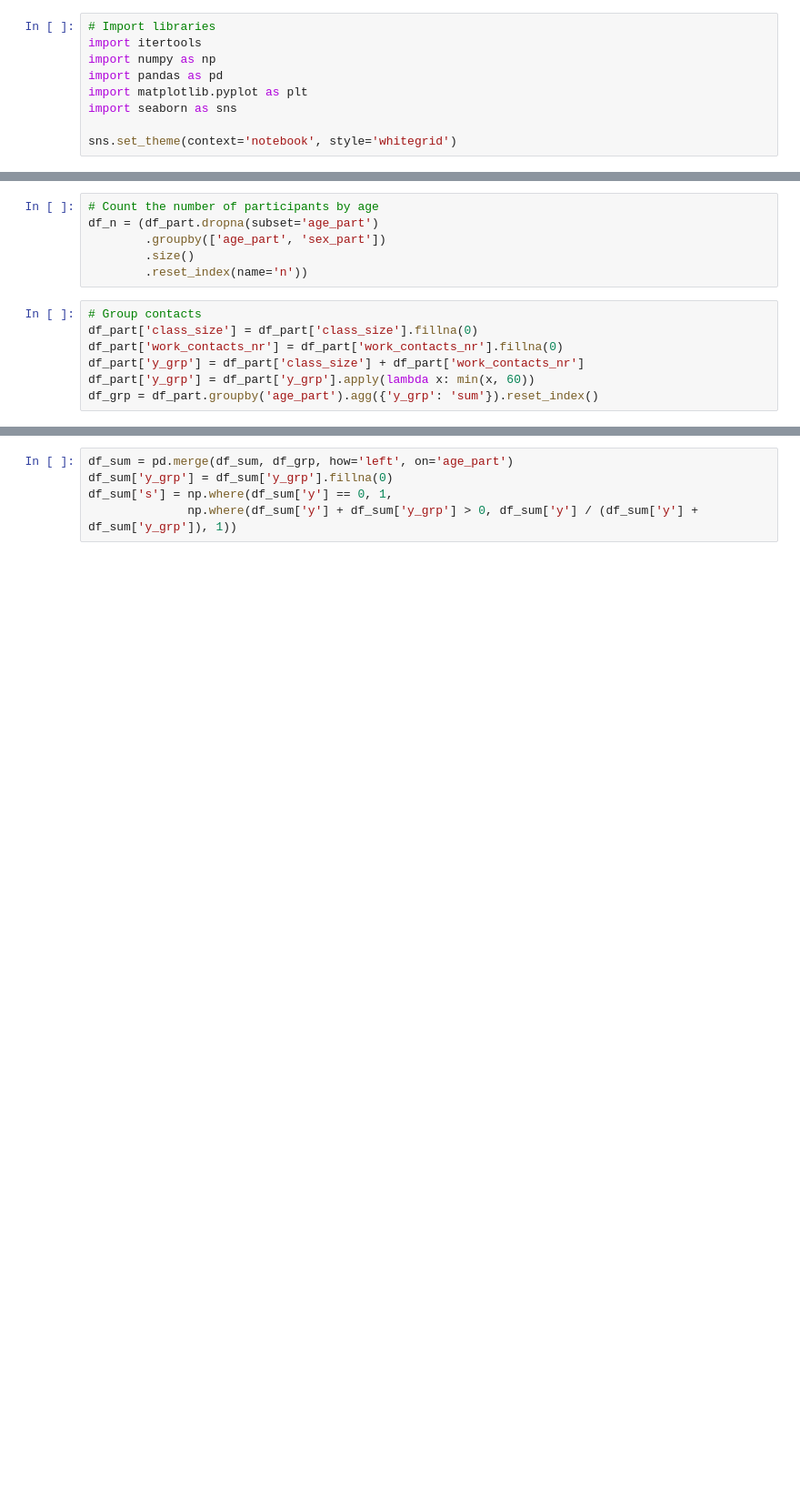
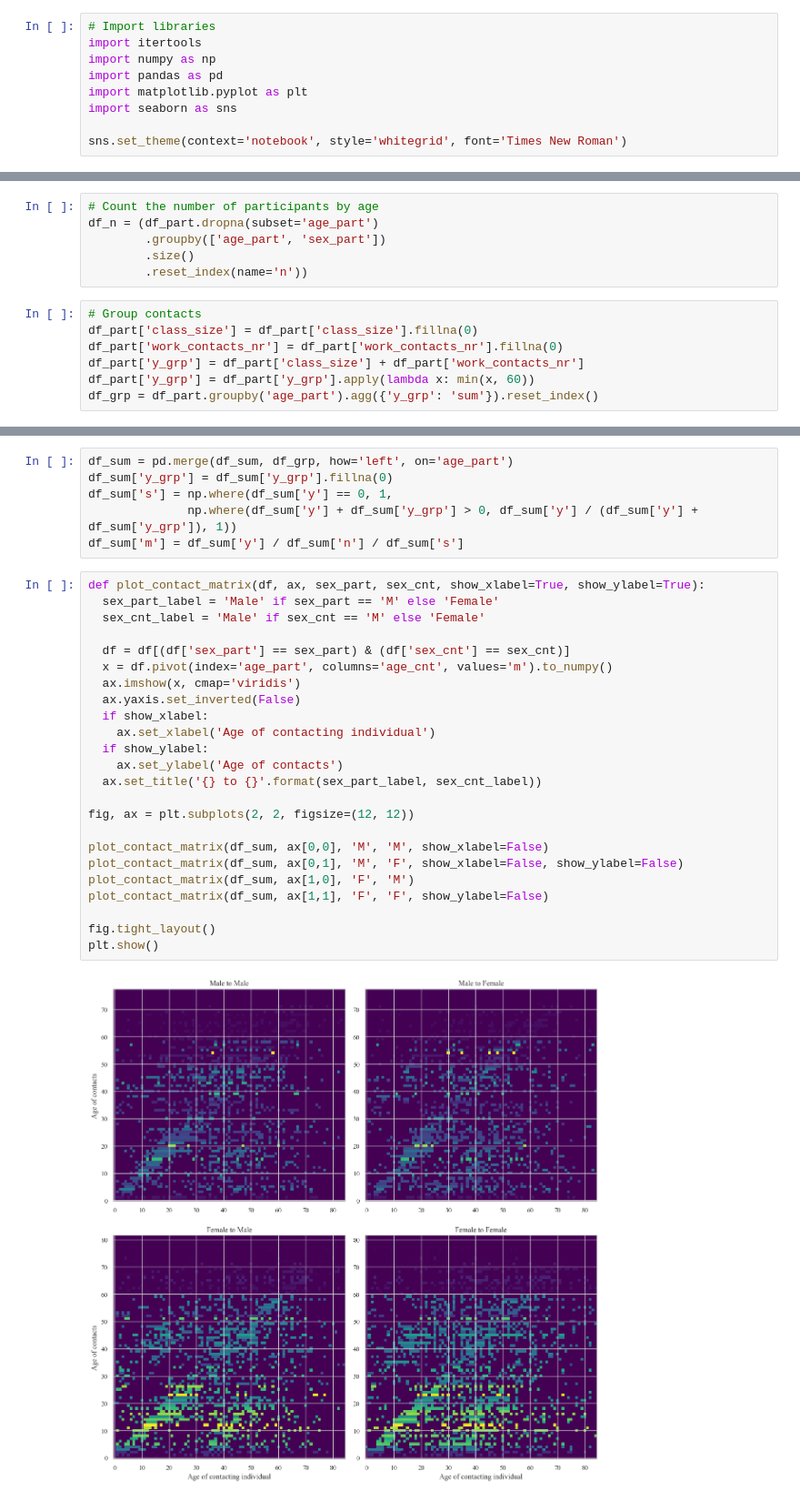
Before and after one commit to ShozenD/cntmosaic, a Jupyter notebook: notebooks/preproc_polymod.ipynb, the cells around one changed output, grey strips where cells are left out. Shown at 91% size. Cells and saved outputs as stored; diff of their text form; blank space fills up the shorter version.

```diff
--- a/notebooks/preproc_polymod.ipynb
+++ b/notebooks/preproc_polymod.ipynb
@@ -6,7 +6,7 @@ import pandas as pd
 import matplotlib.pyplot as plt
 import seaborn as sns
 
-sns.set_theme(context='notebook', style='whitegrid')
+sns.set_theme(context='notebook', style='whitegrid', font='Times New Roman')
 # %%
 df_part = pd.read_csv('../data/polymod/participants.csv')
 df_cnt = pd.read_csv('../data/polymod/contacts.csv')
@@ -75,3 +71,30 @@ df_sum = pd.merge(df_sum, df_grp, how='left', on='age_part')
 df_sum['y_grp'] = df_sum['y_grp'].fillna(0)
 df_sum['s'] = np.where(df_sum['y'] == 0, 1,
               np.where(df_sum['y'] + df_sum['y_grp'] > 0, df_sum['y'] / (df_sum['y'] + df_sum['y_grp']), 1))
+df_sum['m'] = df_sum['y'] / df_sum['n'] / df_sum['s']
+# %%
+def plot_contact_matrix(df, ax, sex_part, sex_cnt, show_xlabel=True, show_ylabel=True):
+  sex_part_label = 'Male' if sex_part == 'M' else 'Female'
+  sex_cnt_label = 'Male' if sex_cnt == 'M' else 'Female'
+
+  df = df[(df['sex_part'] == sex_part) & (df['sex_cnt'] == sex_cnt)]
+  x = df.pivot(index='age_part', columns='age_cnt', values='m').to_numpy()
+  ax.imshow(x, cmap='viridis')
+  ax.yaxis.set_inverted(False)
+  if show_xlabel:
+    ax.set_xlabel('Age of contacting individual')
+  if show_ylabel:
+    ax.set_ylabel('Age of contacts')
+  ax.set_title('{} to {}'.format(sex_part_label, sex_cnt_label))
+
+fig, ax = plt.subplots(2, 2, figsize=(12, 12))
+
+plot_contact_matrix(df_sum, ax[0,0], 'M', 'M', show_xlabel=False)
+plot_contact_matrix(df_sum, ax[0,1], 'M', 'F', show_xlabel=False, show_ylabel=False)
+plot_contact_matrix(df_sum, ax[1,0], 'F', 'M')
+plot_contact_matrix(df_sum, ax[1,1], 'F', 'F', show_ylabel=False)
+
+fig.tight_layout()
+plt.show()
+# %% [output]
+[figure, added]
```
Also changed, not shown: parts of 3 cells of this notebook.
